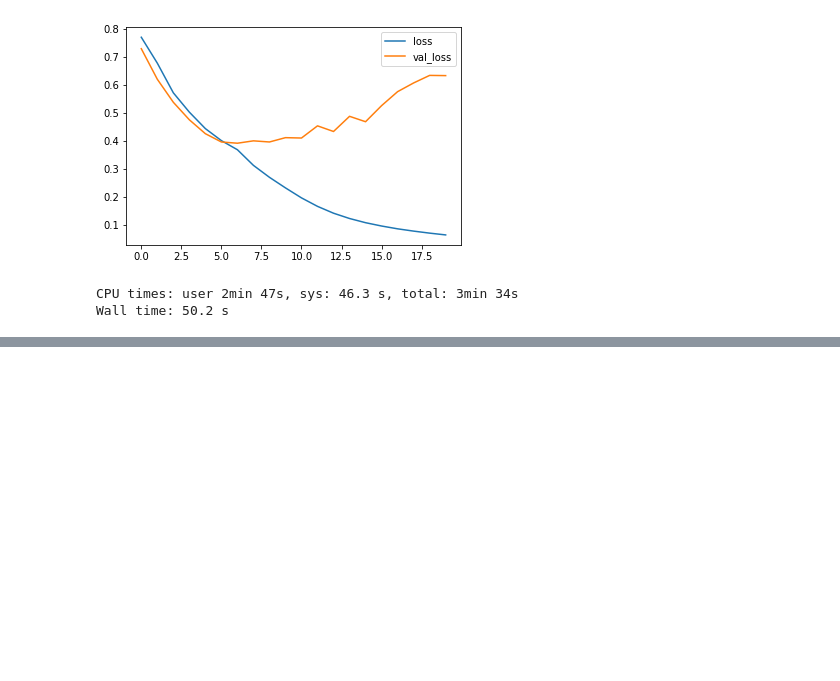
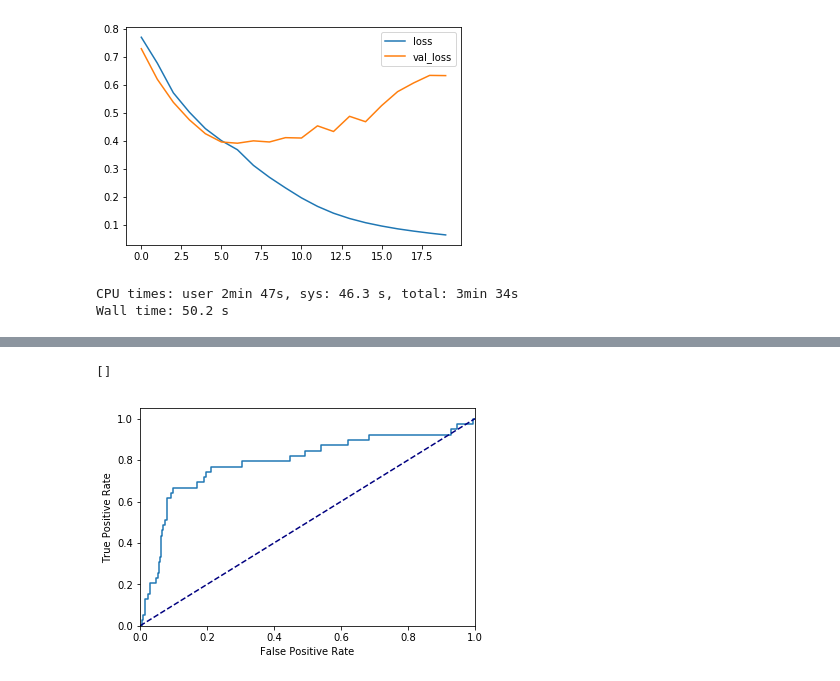
Before and after one commit to toly/aisthack, a Jupyter notebook: notebooks/04_check_many_fasttext_size_eth.ipynb, the cells around one changed output, grey strips where cells are left out. Drawn from its saved outputs; the diff is of its cells as text; code cells hidden in the pictures; blank space fills up the shorter version.

```diff
--- a/notebooks/04_check_many_fasttext_size.ipynb
+++ b/notebooks/04_check_many_fasttext_size_eth.ipynb
@@ -307,0 +442,13 @@ Wall time: 50.2 s
+# %%
+fpr, tpr, _ = roc_curve(val1[1], y_pred)
+
+plt.plot(fpr, tpr)
+plt.plot([0, 1], [0, 1], color='navy', linestyle='--')
+plt.xlim([0.0, 1.0])
+plt.ylim([0.0, 1.05])
+plt.xlabel('False Positive Rate')
+plt.ylabel('True Positive Rate')
+plt.plot()
+# %% [output]
+[]
+[figure, added]
```
Also changed, not shown: parts of 15 cells of this notebook, 2 other files.
